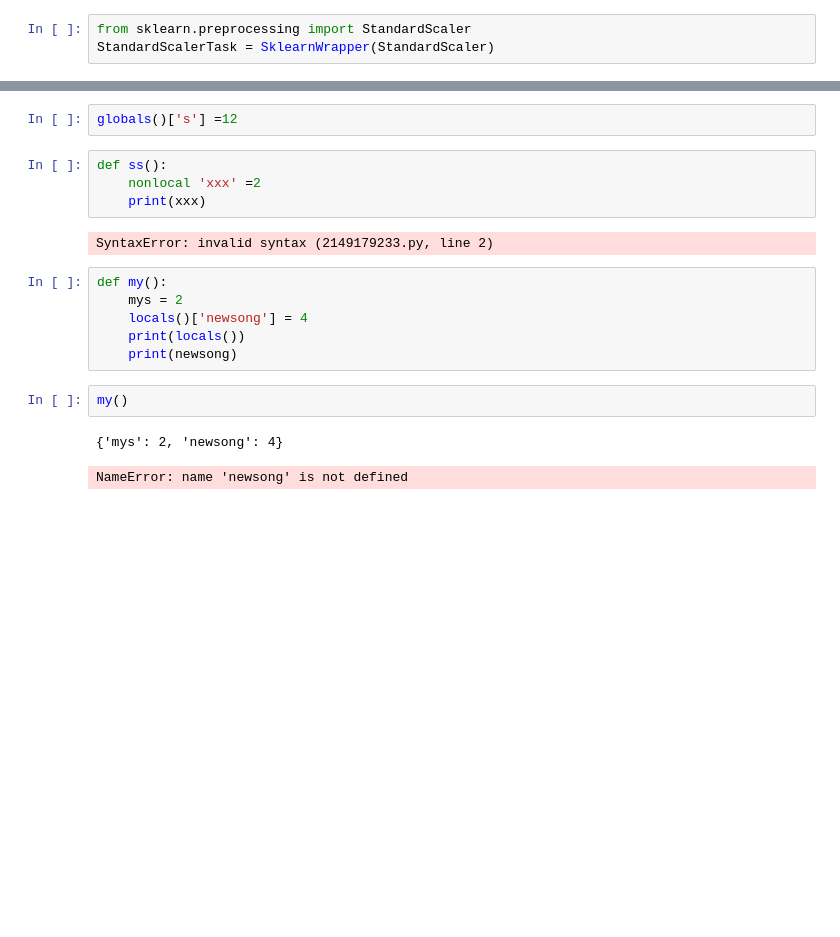
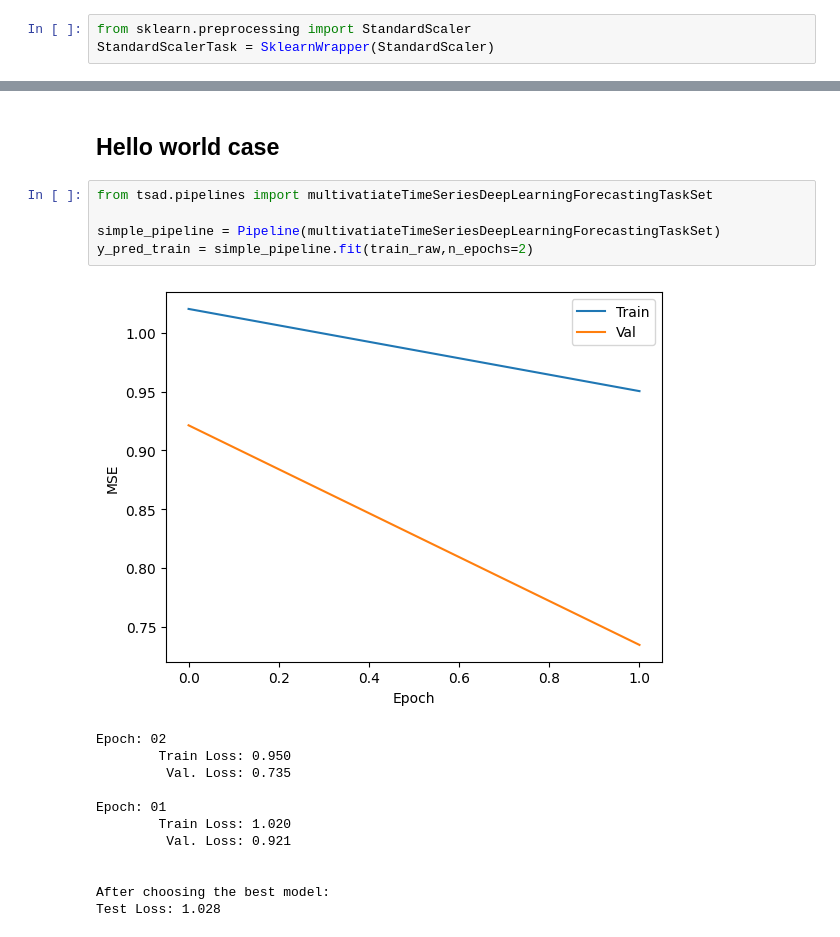
Before and after one commit to waico/tsad, a Jupyter notebook: docs/waico_jups/forecasting-time-series.ipynb, the cells around one changed output, grey strips where cells are left out. Cells and saved outputs as stored; diff of their text form; blank space fills up the shorter version.

Commit message:
adding forecasting time series case

```diff
--- a/docs/waico_jups/forecasting-time-series.ipynb
+++ b/docs/waico_jups/forecasting-time-series.ipynb
@@ -57,19 +61,20 @@ StandardScaler.__name__
-# %%
-globals()['s'] =12
-# %%
-def ss():
-    nonlocal 'xxx' =2
-    print(xxx)
-# %% [output]
-SyntaxError: invalid syntax (2149179233.py, line 2)
-# %%
-def my():
-    mys = 2
-    locals()['newsong'] = 4
-    print(locals())
-    print(newsong)
-# %%
-my()
-# %% [output]
-{'mys': 2, 'newsong': 4}
-NameError: name 'newsong' is not defined
+# %% [markdown]
+## Hello world case
+# %%
+from tsad.pipelines import multivatiateTimeSeriesDeepLearningForecastingTaskSet
+
+simple_pipeline = Pipeline(multivatiateTimeSeriesDeepLearningForecastingTaskSet)
+y_pred_train = simple_pipeline.fit(train_raw,n_epochs=2)
+# %% [output]
+[figure, added]
+Epoch: 02
+        Train Loss: 0.950
+         Val. Loss: 0.735
+
+Epoch: 01
+        Train Loss: 1.020
+         Val. Loss: 0.921
+
+
+After choosing the best model:
+Test Loss: 1.028
```
Also changed, not shown: parts of 21 cells of this notebook, 4 other files.
